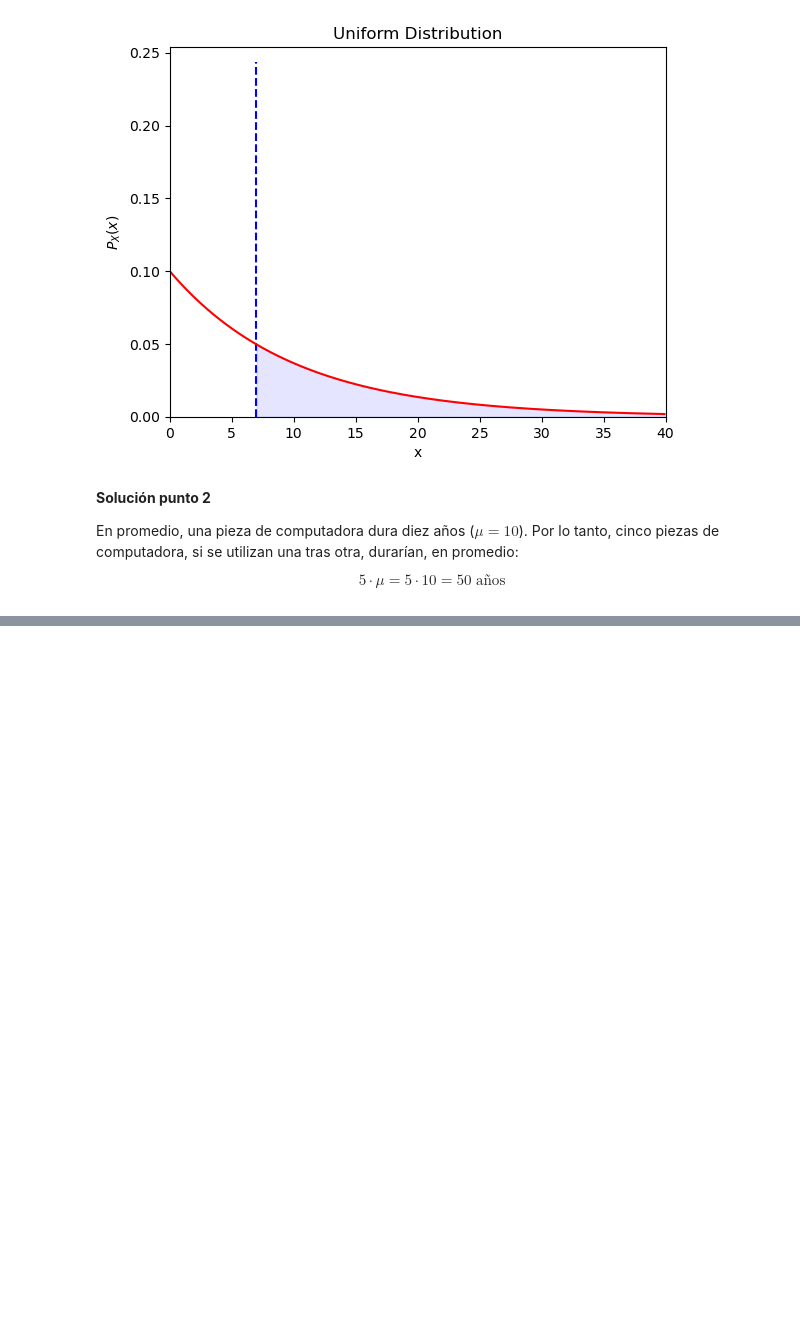
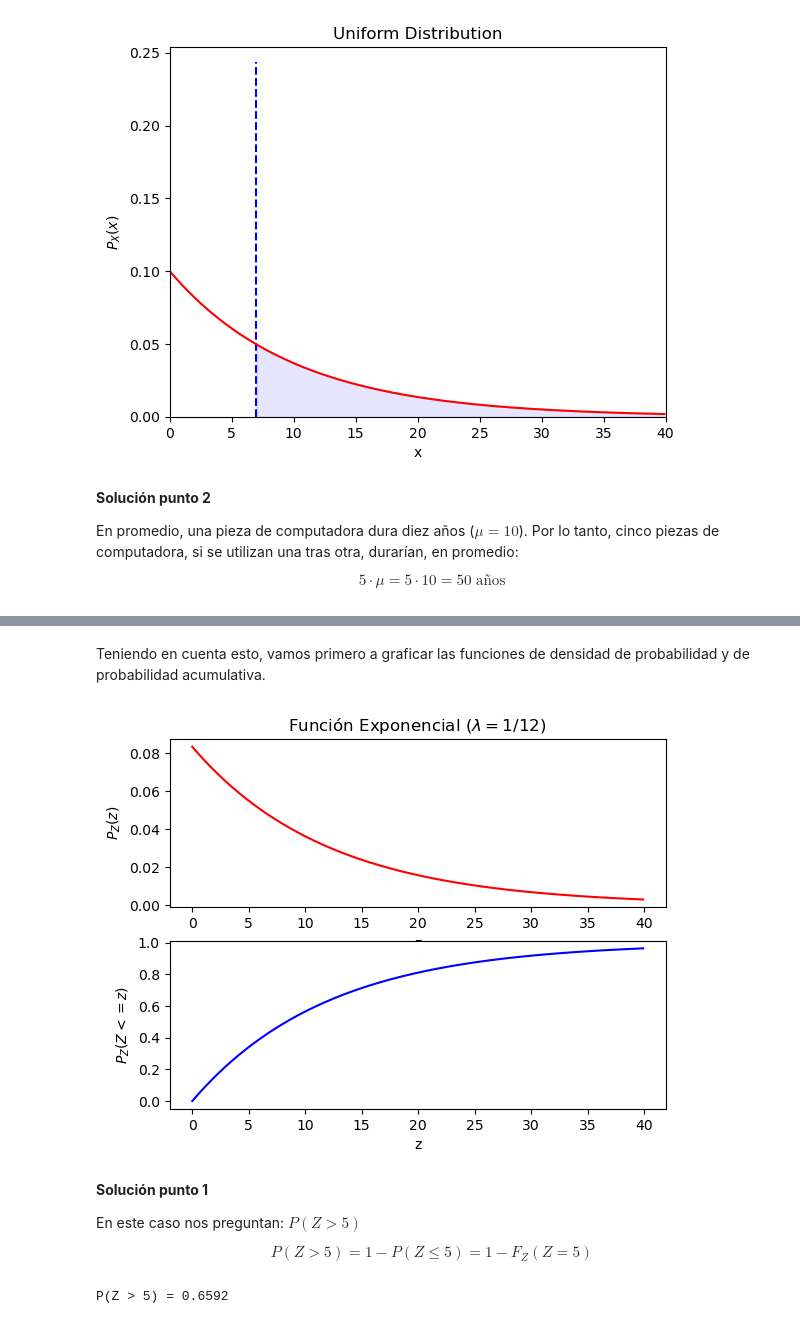
Before and after one commit to estocasticos-udem/curso_2023-1, a Jupyter notebook: variables_aleatorias_continuas/continua_exponencial.ipynb, the cells around one changed output, grey strips where cells are left out. Saved outputs shown, nothing was run; the diff lists cells and outputs as text; code cells hidden in the pictures; blank space fills up the shorter version.

```diff
--- a/variables_aleatorias_continuas/continua_exponencial.ipynb
+++ b/variables_aleatorias_continuas/continua_exponencial.ipynb
@@ -171,0 +195,43 @@ index_P
+# %%
+l = 1/12 # lambda
+beta = 1/l
+
+# VA -> Z: Duración de una llamada telefónica en minutos.
+Z = stats.expon(scale = beta)
+# %% [markdown]
+Teniendo en cuenta esto, vamos primero a graficar las funciones de densidad de probabilidad y de probabilidad acumulativa.
+# %%
+z = np.arange(0,40,0.1)
+
+# FDP - Funcion de densidad de probabilidad (f(y))
+pdf_z = Z.pdf(z)
+
+# CDF - Funcion de densidad de acumulativa (F(y))
+cdf_z = Z.cdf(z)
+
+# Plot 1: FDP
+plt.subplot(2, 1, 1)
+plt.title('Función Exponencial ($\lambda = 1/12$)')
+plt.ylabel('$P_Z(z)$')
+plt.xlabel('z')
+plt.plot(z, pdf_z,color='r')
+
+#Plot 2: CDF
+plt.subplot(2, 1, 2)
+plt.ylabel('$P_Z(Z<=z)$')
+plt.xlabel('z')
+plt.plot(z, cdf_z,color='b')
+plt.show()
+# %% [output]
+[figure, added]
+# %% [markdown]
+**Solución punto 1**
+
+En este caso nos preguntan: $P(Z > 5)$
+
+$$P(Z > 5) = 1 - P(Z \leq 5) = 1 - F_Z(Z=5)$$
+# %%
+P_5 = 1 - Z.cdf(5) # P(Z > 5) = 1 - F(5)
+print(f"P(Z > 5) = {P_5:.4f}")
+# %% [output]
+P(Z > 5) = 0.6592
```
Also changed, not shown: parts of 14 cells of this notebook, 1 other file.
